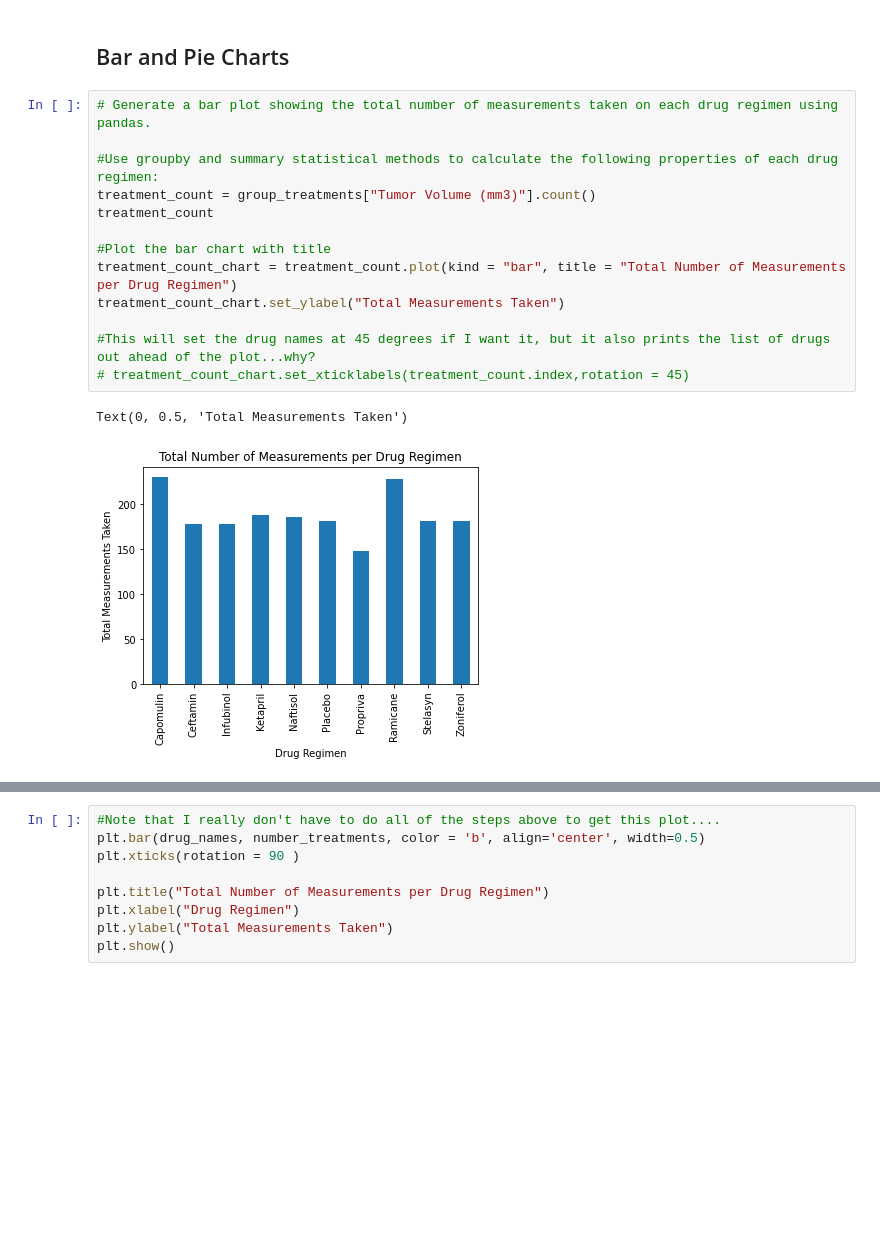
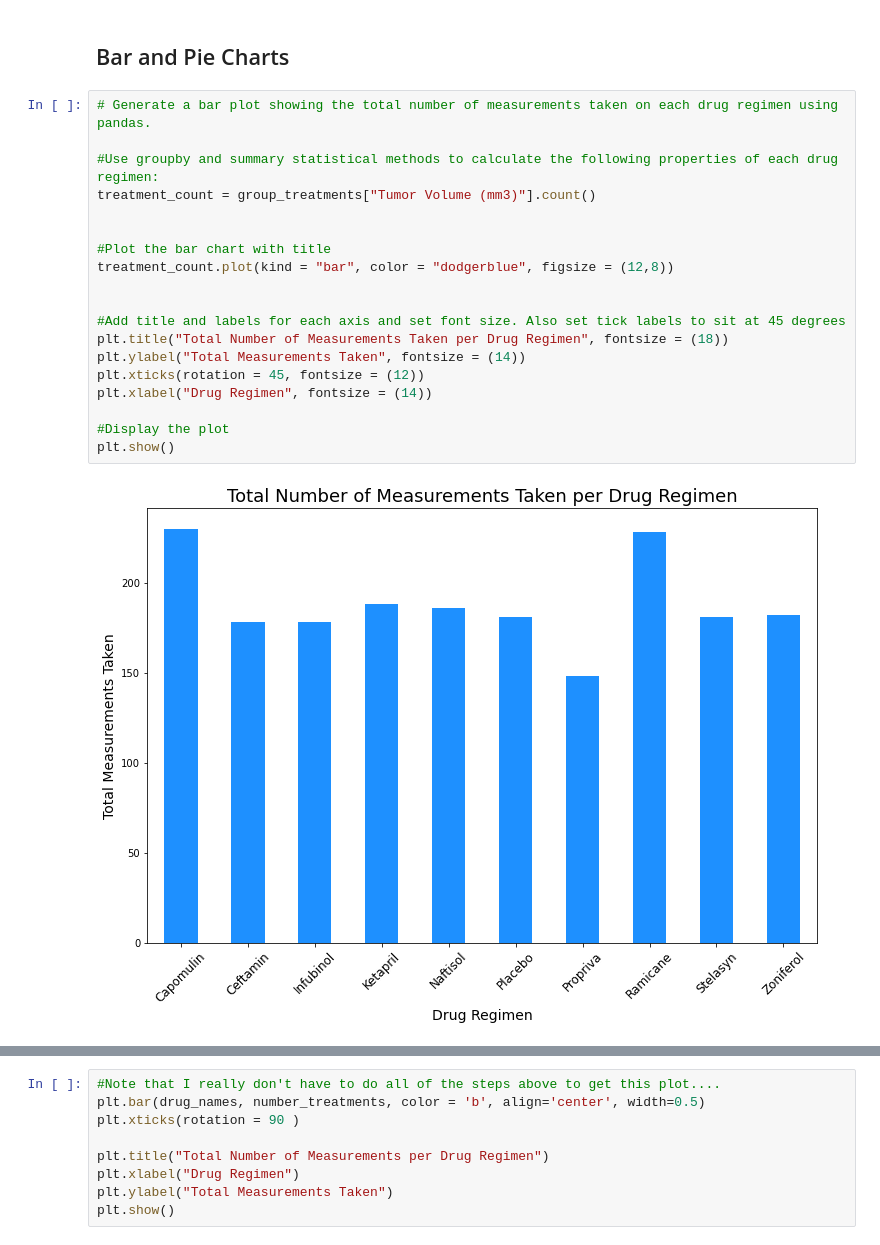
Before and after one commit to cayelsie/Fictional-pharmaceutical-drug-analysis, a Jupyter notebook: Pymaceuticals/pymaceuticals_main.ipynb, the cells around one changed output, grey strips where cells are left out. Saved outputs shown, nothing was run; the diff lists cells and outputs as text; blank space fills up the shorter version.

```diff
--- a/Pymaceuticals/pymaceuticals_main.ipynb
+++ b/Pymaceuticals/pymaceuticals_main.ipynb
@@ -161,19 +161,24 @@ summary_stats_tumor
 # %%
 # Generate a bar plot showing the total number of measurements taken on each drug regimen using pandas.
 
 #Use groupby and summary statistical methods to calculate the following properties of each drug regimen:
 treatment_count = group_treatments["Tumor Volume (mm3)"].count()
-treatment_count
+
 
 #Plot the bar chart with title
-treatment_count_chart = treatment_count.plot(kind = "bar", title = "Total Number of Measurements per Drug Regimen")
-treatment_count_chart.set_ylabel("Total Measurements Taken")
+treatment_count.plot(kind = "bar", color = "dodgerblue", figsize = (12,8))
 
-#This will set the drug names at 45 degrees if I want it, but it also prints the list of drugs out ahead of the plot...why?
-# treatment_count_chart.set_xticklabels(treatment_count.index,rotation = 45)
+
+#Add title and labels for each axis and set font size. Also set tick labels to sit at 45 degrees
+plt.title("Total Number of Measurements Taken per Drug Regimen", fontsize = (18))
+plt.ylabel("Total Measurements Taken", fontsize = (14))
+plt.xticks(rotation = 45, fontsize = (12))
+plt.xlabel("Drug Regimen", fontsize = (14))
+
+#Display the plot
+plt.show()
 # %% [output]
-Text(0, 0.5, 'Total Measurements Taken')
-[figure, old version]
+[figure, new version]
 # %%
 # Generate a bar plot showing the total number of measurements taken on each drug regimen using pyplot.
 
```
Also changed, not shown: parts of 9 cells of this notebook.
